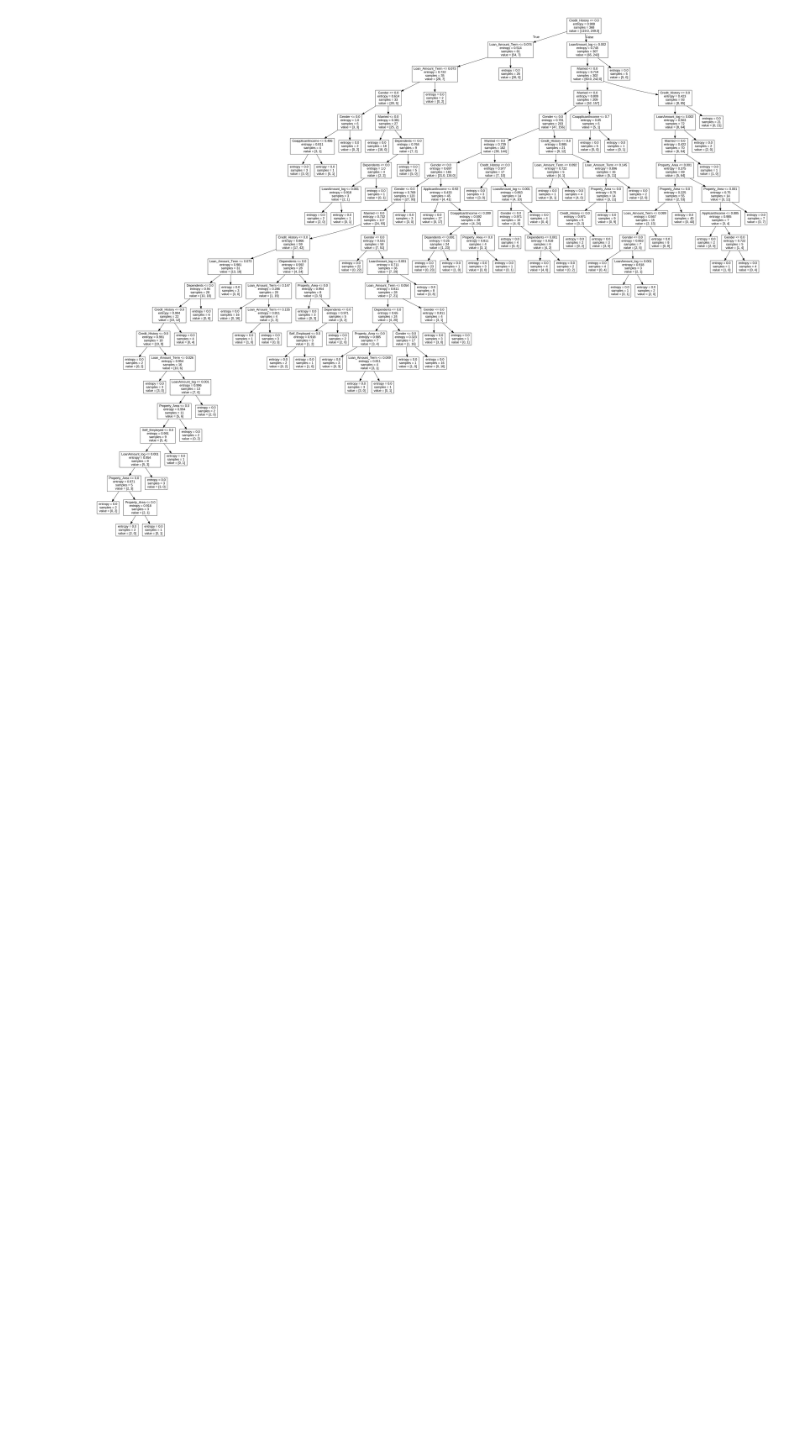
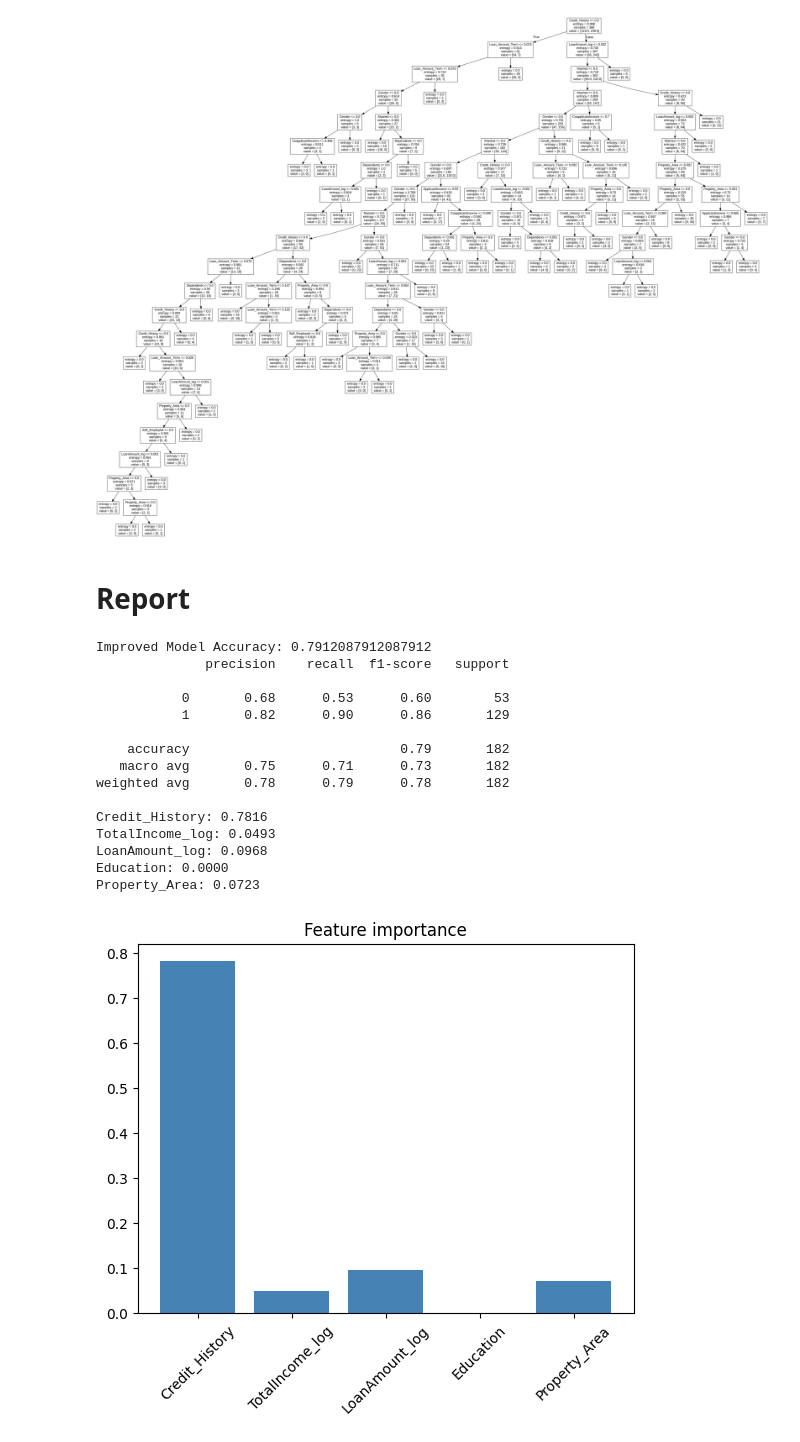
Before and after one commit to GMuhammadyusuf/GMuhammadyusuf, a Jupyter notebook: Untitled2.ipynb, the cells around one changed output. Cells and saved outputs as stored; diff of their text form; code cells hidden in the pictures; blank space fills up the shorter version.

```diff
--- a/Untitled2.ipynb
+++ b/Untitled2.ipynb
@@ -855,3 +855,73 @@ svg2png(bytestring=graph.pipe(format='svg'),write_to='output.png')
 Image("output.png")
 # %% [output]
 [figure]
+# %% [markdown]
+# **Report**
+# %%
+import numpy as np
+
+if 'TotalIncome' not in data.columns:
+    data['TotalIncome'] = data['ApplicantIncome'] + data['CoapplicantIncome']
+
+if 'TotalIncome_log' not in data.columns:
+    data['TotalIncome_log'] = np.log1p(data['TotalIncome'])
+
+if 'LoanAmount_log' not in data.columns:
+
+    if 'normalized_data' in globals() and 'LoanAmount_log' in normalized_data.columns:
+        data['LoanAmount_log'] = normalized_data['LoanAmount_log'].values
+    else:
+        print("LoanAmount_log topilmadi. Uni data ichida LoanAmount dan log qilib yaratish uchun LoanAmount ustuni kerak.")
+
+if 'normalized_data' not in globals():
+    normalized_data = data.copy()
+
+for col in ['TotalIncome', 'TotalIncome_log', 'LoanAmount_log']:
+    if col not in normalized_data.columns and col in data.columns:
+        normalized_data[col] = data[col].values
+
+from sklearn.model_selection import train_test_split
+from sklearn.tree import DecisionTreeClassifier
+from sklearn.metrics import accuracy_score, classification_report, ConfusionMatrixDisplay
+import matplotlib.pyplot as plt
+
+features_to_use = ['Credit_History', 'TotalIncome_log', 'LoanAmount_log', 'Education', 'Property_Area']
+
+X = normalized_data[features_to_use]
+y = normalized_data['Loan_Status']
+
+X_train, X_test, y_train, y_test = train_test_split(X, y, test_size=0.33, random_state=1)
+
+model = DecisionTreeClassifier(criterion='entropy', max_depth=4, random_state=42)
+model.fit(X_train, y_train)
+
+y_pred = model.predict(X_test)
+
+print("Improved Model Accuracy:", accuracy_score(y_test, y_pred))
+print(classification_report(y_test, y_pred))
+
+importances = model.feature_importances_
+for name, score in zip(features_to_use, importances):
+    print(f"{name}: {score:.4f}")
+
+plt.bar(features_to_use, importances, color='steelblue')
+plt.xticks(rotation=45)
+plt.title("Feature importance")
+plt.show()
+# %% [output]
+Improved Model Accuracy: 0.7912087912087912
+              precision    recall  f1-score   support
+
+           0       0.68      0.53      0.60        53
+           1       0.82      0.90      0.86       129
+
+    accuracy                           0.79       182
+   macro avg       0.75      0.71      0.73       182
+weighted avg       0.78      0.79      0.78       182
+
+Credit_History: 0.7816
+TotalIncome_log: 0.0493
+LoanAmount_log: 0.0968
+Education: 0.0000
+Property_Area: 0.0723
+[figure, added]
```
Also changed, not shown: parts of 6 cells of this notebook.
